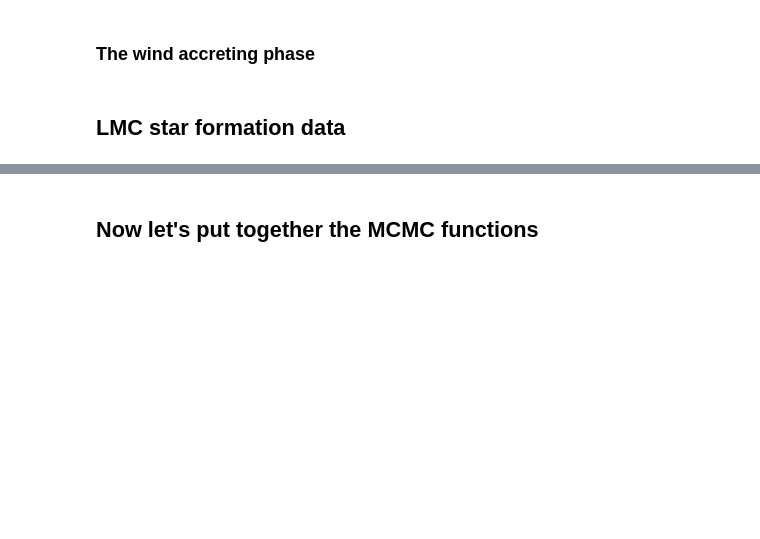
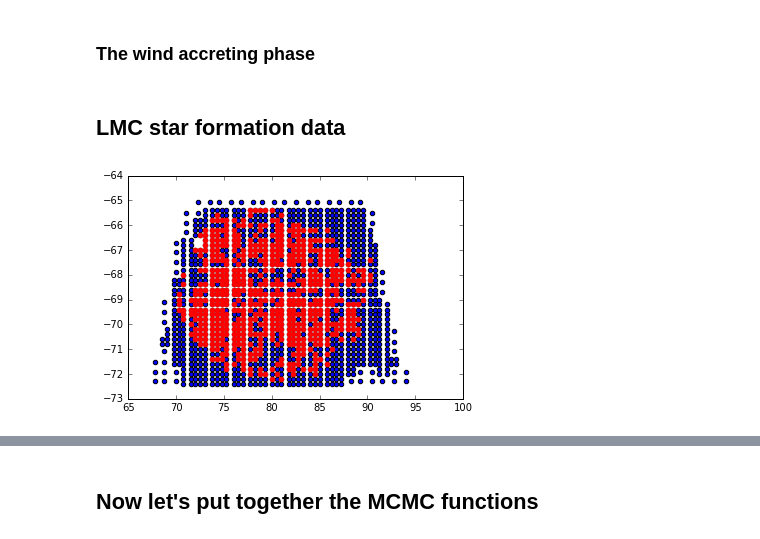
Before and after one commit to astroJeff/XRB, a Jupyter notebook: notebooks/LMC HMXB.ipynb, the cells around one changed output, grey strips where cells are left out. Cells and saved outputs as stored; diff of their text form; code cells hidden in the pictures; blank space fills up the shorter version.

```diff
--- a/notebooks/LMC HMXB.ipynb
+++ b/notebooks/LMC HMXB.ipynb
@@ -328,12 +328,18 @@ with open("../data/lmc_data/lmc_sfh_reduced.dat") as f:
         else:
             line_data = line.split()
             line_data = np.array(line_data).astype(np.float64)
+
+            if "_" in str(region):
+                area = 1.218e-5
+            else:
+                area = 4.874e-5
+
             out_line[0][0] = region
             out_line[0][1] = line_data[0]
-            out_line[0][2] = line_data[1]
-            out_line[0][3] = line_data[4]
-            out_line[0][4] = line_data[7]
-            out_line[0][5] = line_data[10]
+            out_line[0][2] = line_data[1] / area
+            out_line[0][3] = line_data[4] / area
+            out_line[0][4] = line_data[7] / area
+            out_line[0][5] = line_data[10] / area
 
             lmc_sfh = np.append(lmc_sfh, out_line[0])
 # %%
@@ -390,13 +421,15 @@ def get_SFH(ra, dec, t_b):
 # %%
 # Star formation history region centers
 plt.scatter(lmc_coor["ra"], lmc_coor["dec"])
 
-age = 10.0 # Myr
+age = 25.0 # Myr
 for l in lmc_coor:
-    if get_SFH(l["ra"], l["dec"], age)[1] > 10.0:
+    if get_SFH(l["ra"], l["dec"], age)[1] > 1.0e7:
         plt.scatter(l["ra"], l["dec"], color='r')
 
 plt.show()
+# %% [output]
+[figure, added]
 # %%
 
 plt.figure(figsize=(12,15))
```
Also changed, not shown: parts of 13 cells of this notebook, 1 other file.
